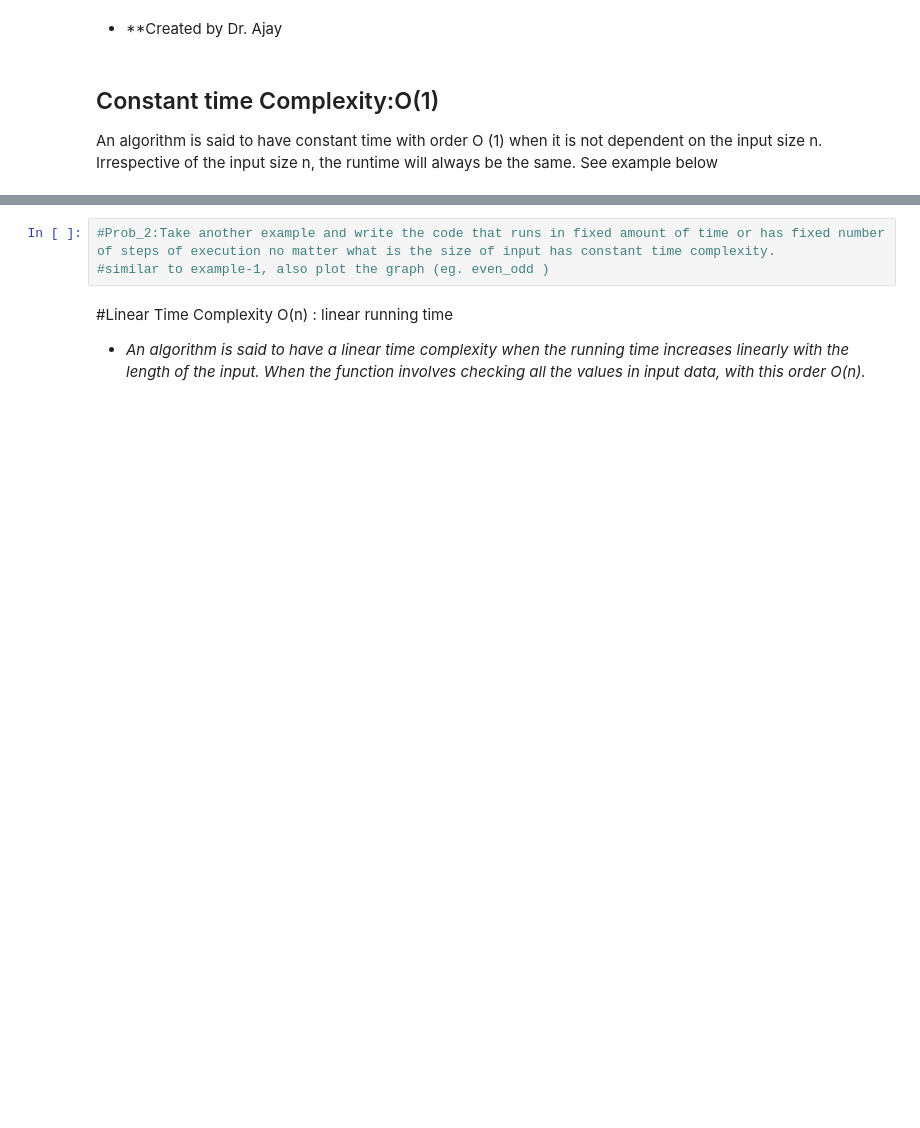
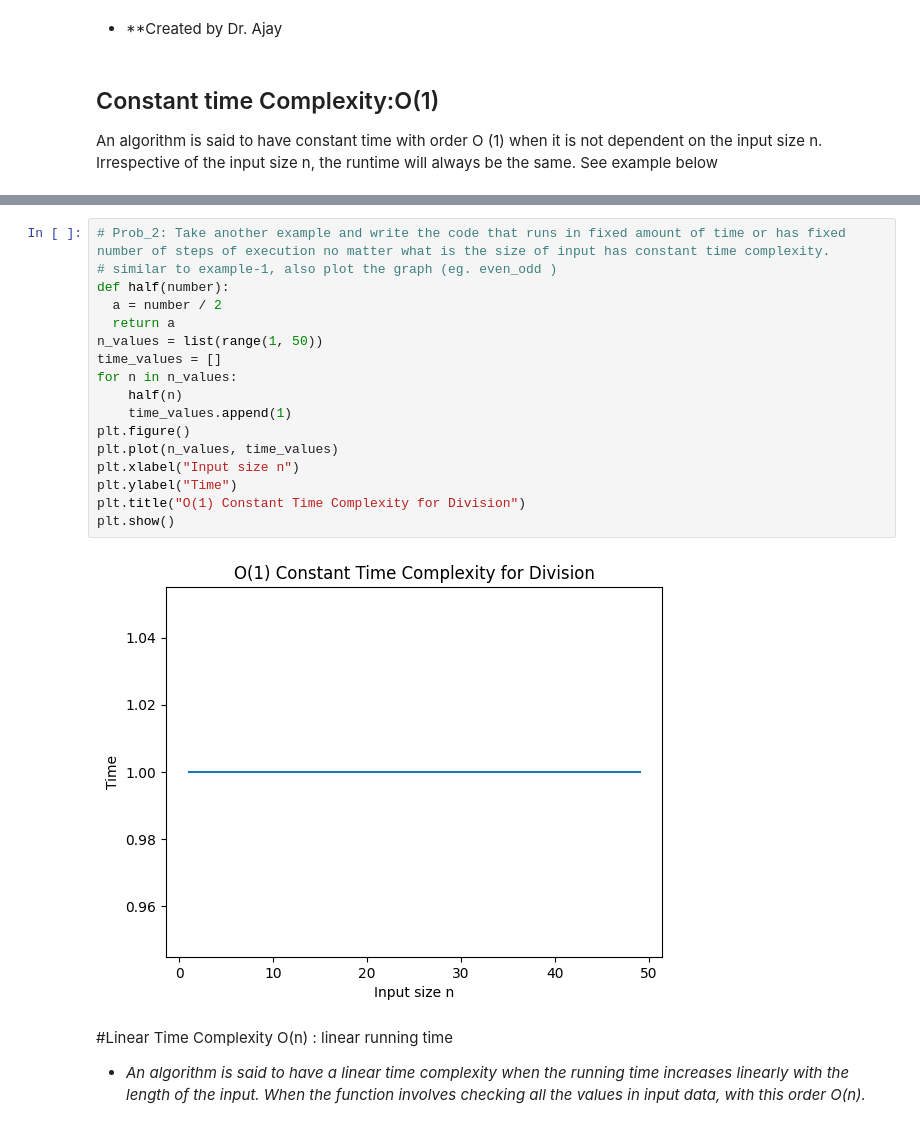
Before and after one commit to Techusic/APS-Lab, a Jupyter notebook: Lab_3_Growth_of_function.ipynb, the cells around one changed output, grey strips where cells are left out. Drawn from its saved outputs; the diff is of its cells as text; blank space fills up the shorter version.

```diff
--- a/Lab_3_Growth_of_function.ipynb
+++ b/Lab_3_Growth_of_function.ipynb
@@ -40,8 +38,24 @@ plt.show()
 # %% [output]
 [figure]
 # %%
-#Prob_2:Take another example and write the code that runs in fixed amount of time or has fixed number of steps of execution no matter what is the size of input has constant time complexity.
-#similar to example-1, also plot the graph (eg. even_odd )
+# Prob_2: Take another example and write the code that runs in fixed amount of time or has fixed number of steps of execution no matter what is the size of input has constant time complexity.
+# similar to example-1, also plot the graph (eg. even_odd )
+def half(number):
+  a = number / 2
+  return a
+n_values = list(range(1, 50))
+time_values = []
+for n in n_values:
+    half(n)
+    time_values.append(1)
+plt.figure()
+plt.plot(n_values, time_values)
+plt.xlabel("Input size n")
+plt.ylabel("Time")
+plt.title("O(1) Constant Time Complexity for Division")
+plt.show()
+# %% [output]
+[figure, added]
 # %% [markdown]
 #Linear Time Complexity O(n) : linear running time
 - *An algorithm is said to have a linear time complexity when the running time increases linearly with the length of the input. When the function involves checking all the values in input data, with this order O(n).*
```
Also changed, not shown: parts of 16 cells of this notebook.
